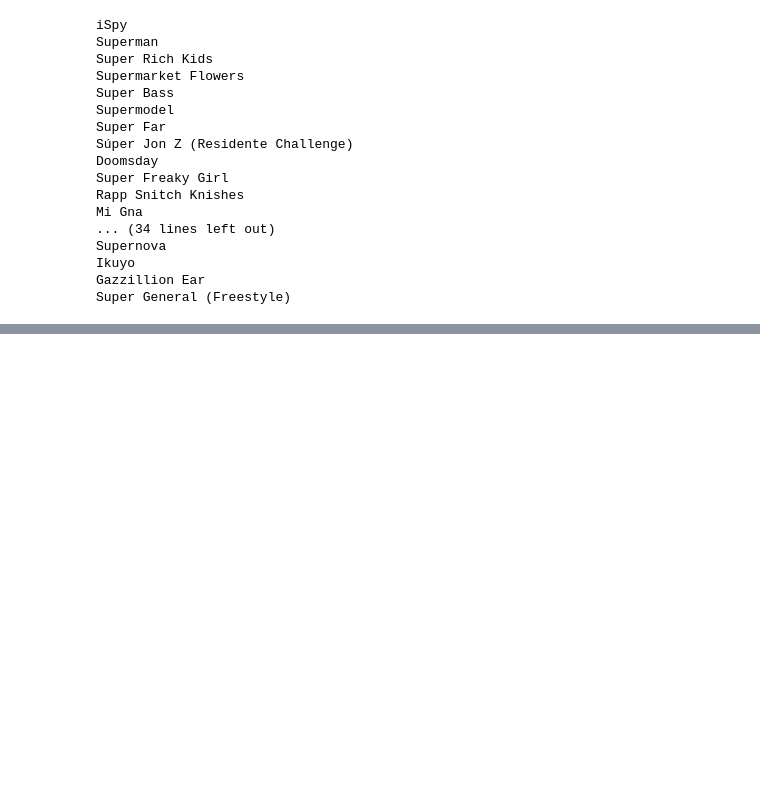
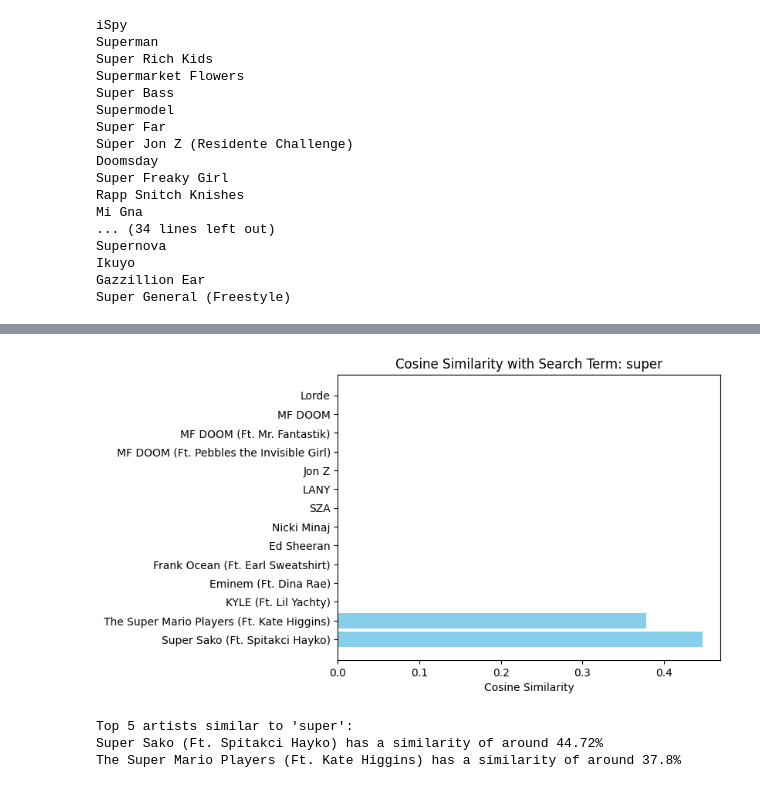
Before and after one commit to bengi123/IntroToAIProject, a Jupyter notebook: IntroToAIProject.ipynb, the cells around one changed output, grey strips where cells are left out. Drawn from its saved outputs; the diff is of its cells as text; code cells hidden in the pictures; blank space fills up the shorter version.

```diff
--- a/IntroToAIProject.ipynb
+++ b/IntroToAIProject.ipynb
@@ -235,0 +262,50 @@ Lyrics from Super General (Freestyle) by Kevin Gates scraped successfully.
+# %%
+# Recommendation based off of similarity between search term and artist name
+
+# Initialize lists to store similarity scores and artist names
+similarity_scores = []
+artist_names = []
+
+
+for hit in all_hits:
+    # Get the artist's name
+    artist_name = hit['result']['artist_names']
+
+    # Calculate cosine similarity
+    vectorizer = CountVectorizer().fit_transform([artist_name, search_term])
+    cosine_sim = cosine_similarity(vectorizer)
+
+    # Append similarity score and artist name to lists
+    similarity_scores.append(cosine_sim[0, 1])
+    artist_names.append(artist_name)
+
+# Get indices of the top 15 artists
+top_indices = sorted(range(len(similarity_scores)), key=lambda i: similarity_scores[i], reverse=True)[:15]
+
+# Plot the results for the top 15 artists
+plt.barh([artist_names[i] for i in top_indices], [similarity_scores[i] for i in top_indices], color='skyblue')
+plt.xlabel('Cosine Similarity')
+plt.title(f'Cosine Similarity with Search Term: {search_term}')
+plt.show()
+
+# Recommend top 5 based on similarity
+top_artists = [artist_names[i] for i in top_indices[:5]]
+top_scores = [similarity_scores[i] for i in top_indices[:5]]
+
+# Print the top 5 recommendations
+if all(score == 0 for score in top_scores):
+    print(f"No artists have a name similar to '{search_term}'.")
+else:
+    print(f"Top 5 artists similar to '{search_term}':")
+    for artist, score in zip(top_artists, top_scores):
+        score_percentage = round(score * 100, 2)
+
+        if score_percentage == 0:
+            continue
+
+        print(f"{artist} has a similarity of around {score_percentage}%")
+# %% [output]
+[figure, added]
+Top 5 artists similar to 'super':
+Super Sako (Ft. Spitakci Hayko) has a similarity of around 44.72%
+The Super Mario Players (Ft. Kate Higgins) has a similarity of around 37.8%
```
Also changed, not shown: parts of 12 cells of this notebook.
